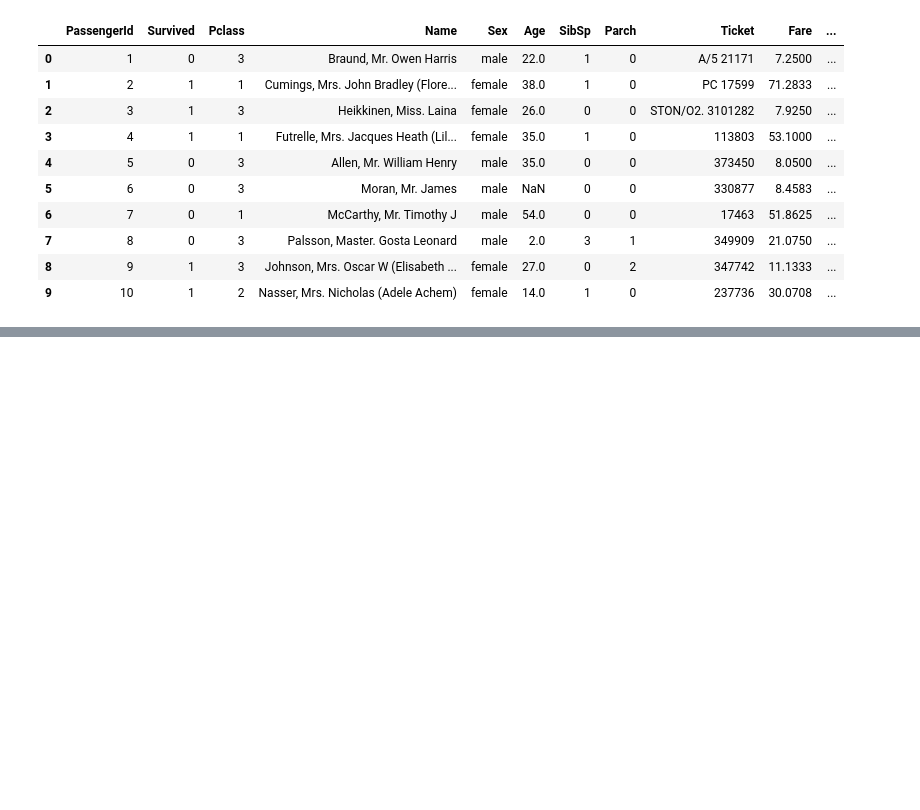
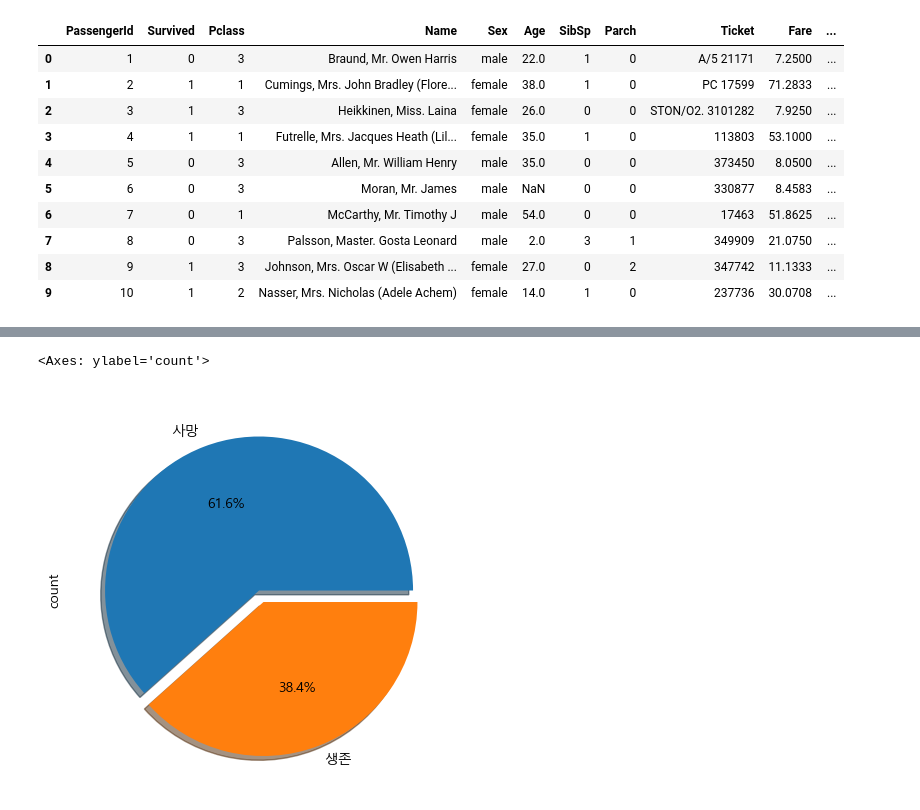
Before and after one commit to junnie082/DataAnalysisPractice, a Jupyter notebook: 데이터분석-07-16/2025-07-25/02-데이터분석-탐색적분석.ipynb, the cells around one changed output, grey strips where cells are left out. Saved outputs shown, nothing was run; the diff lists cells and outputs as text; code cells hidden in the pictures; blank space fills up the shorter version.

```diff
--- a/데이터분석-07-16/2025-07-25/02-데이터분석-탐색적분석.ipynb
+++ b/데이터분석-07-16/2025-07-25/02-데이터분석-탐색적분석.ipynb
@@ -78,0 +117,23 @@ memory usage: 83.7+ KB
+# %%
+# 3. EDA 분석
+
+# 1. 타겟 변수 (Survived) 분석
+# 생존비율 확인
+df_train["Survived"].value_counts()
+
+plt.figure(figsize=(8,5))
+labels = ['사망', '생존']
+
+df_train["Survived"].value_counts().plot.pie(explode=[0,0.08],
+                                             shadow=True,
+                                             autopct='%1.1f%%',
+                                             labels=labels)
+
+# 분석
+# 사망 비율은 61.6%, 생존 비율은 38.4%로 사망한 탑승객의 수가 더 많은 것으로 확인된다.
+# 생존률은 38.4% 이다.
+
+# sns.countplot(x=df_train['Survived'], data=df_train)
+# %% [output]
+<Axes: ylabel='count'>
+[figure, added]
```
Also changed, not shown: parts of 21 cells of this notebook, 16 other files.
